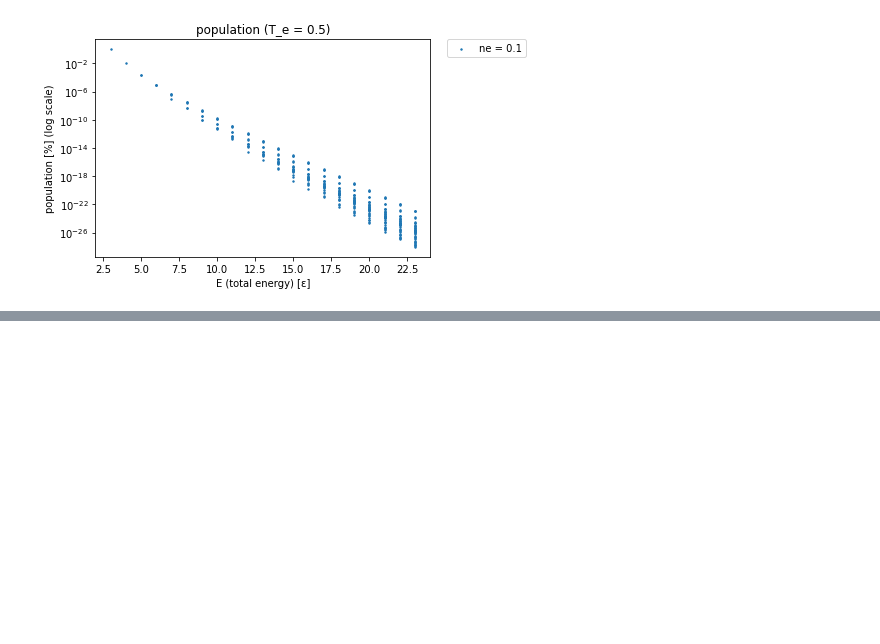
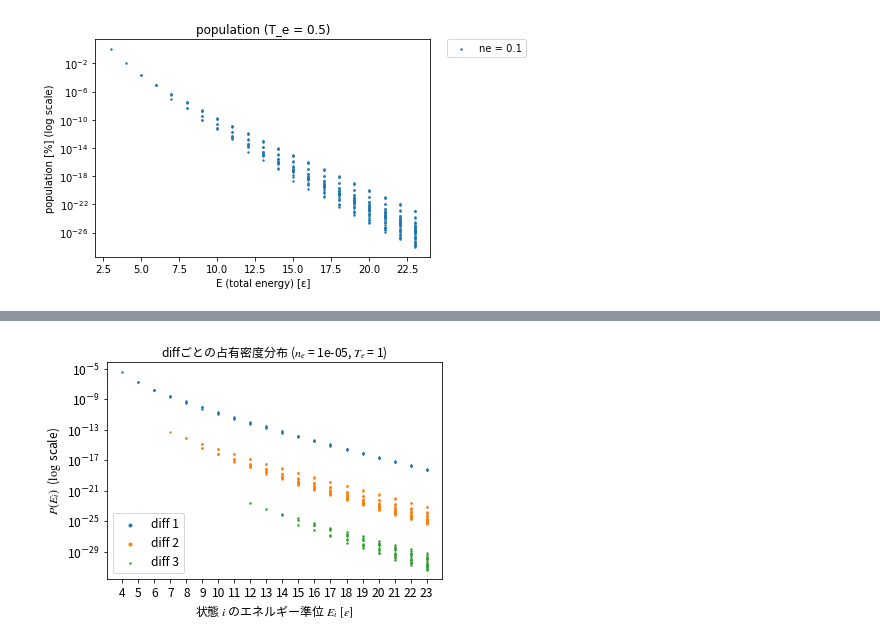
Before and after one commit to GenkiK/fermi2, a Jupyter notebook: 20210329/notebooks/relate_population2configulation.ipynb, the cells around one changed output, grey strips where cells are left out. Cells and saved outputs as stored; diff of their text form; code cells hidden in the pictures; blank space fills up the shorter version.

```diff
--- a/20210329/notebooks/relate_population2configulation.ipynb
+++ b/20210329/notebooks/relate_population2configulation.ipynb
@@ -73,0 +84,4 @@ plots_poplulation([0.1], include_equ=False, use_power=True)
+# %%
+plot_population_per_diff(ne=1e-5, Te=1)
+# %% [output]
+[figure, added]
```
Also changed, not shown: parts of 5 cells of this notebook, 3 other files.
